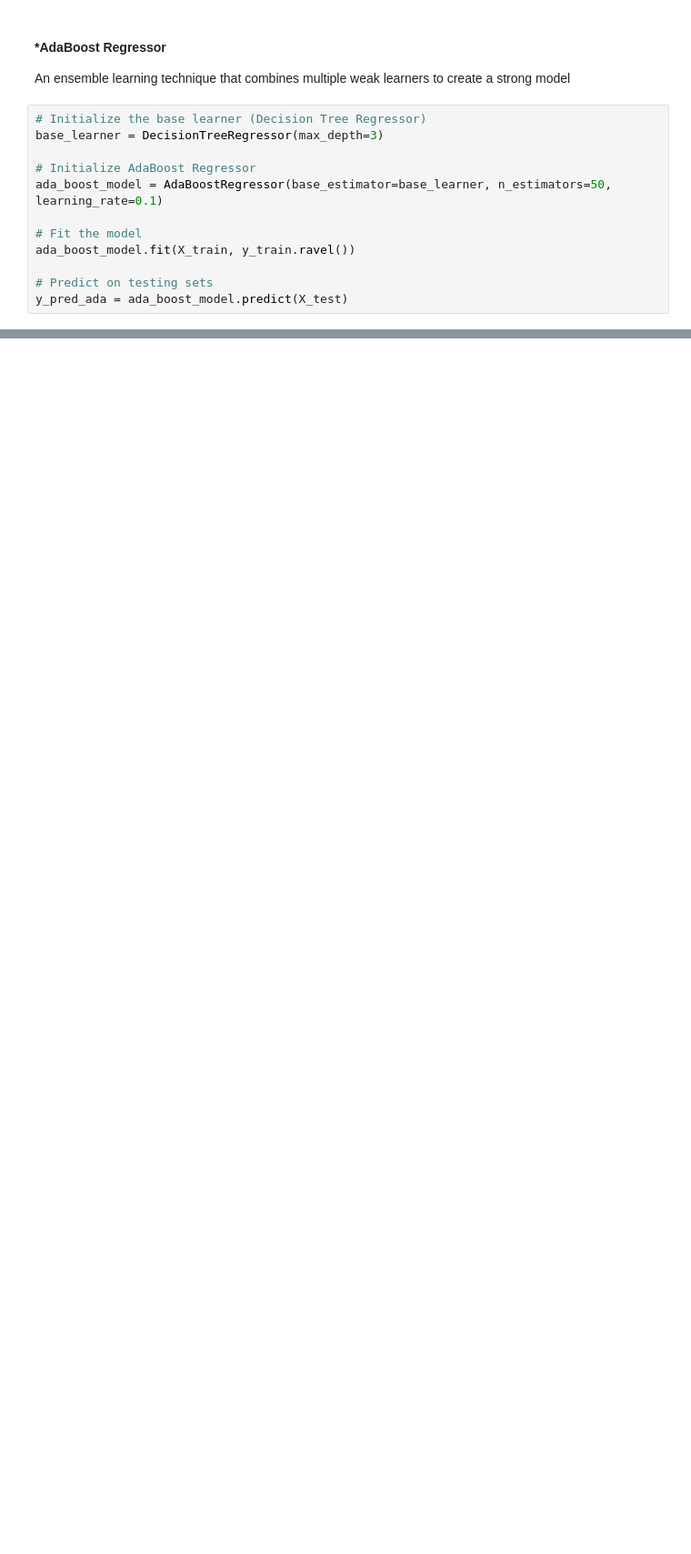
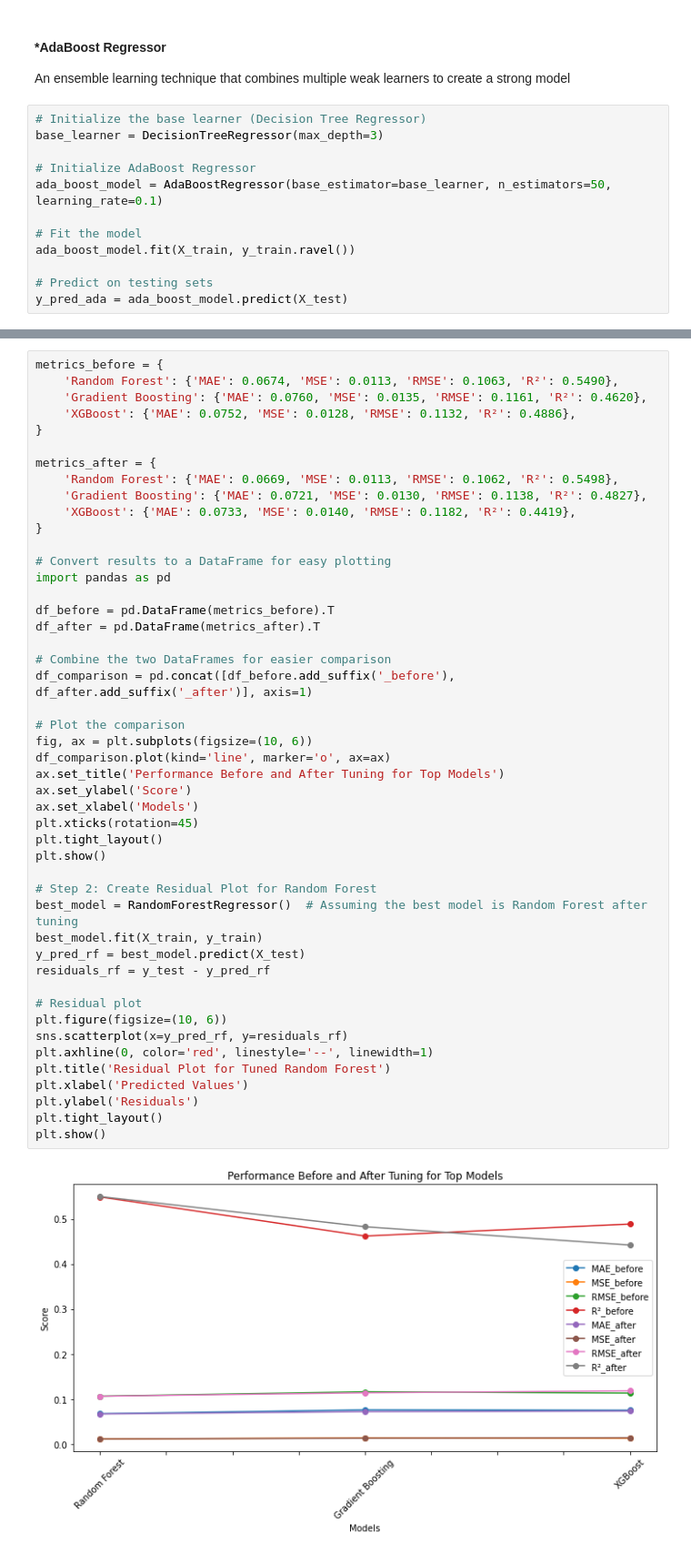
Before and after one commit to Lynn-rose/Garment-Worker-Productivity-Prediction-, a Jupyter notebook: models.ipynb, the cells around one changed output, grey strips where cells are left out. Shown at 91% size. Cells and saved outputs as stored; diff of their text form; blank space fills up the shorter version.

Commit message:
Hyper parameter tuning

```diff
--- a/models.ipynb
+++ b/models.ipynb
@@ -251,0 +713,49 @@ R² Score: 0.4803
+# %%
+metrics_before = {
+    'Random Forest': {'MAE': 0.0674, 'MSE': 0.0113, 'RMSE': 0.1063, 'R²': 0.5490},
+    'Gradient Boosting': {'MAE': 0.0760, 'MSE': 0.0135, 'RMSE': 0.1161, 'R²': 0.4620},
+    'XGBoost': {'MAE': 0.0752, 'MSE': 0.0128, 'RMSE': 0.1132, 'R²': 0.4886},
+}
+
+metrics_after = {
+    'Random Forest': {'MAE': 0.0669, 'MSE': 0.0113, 'RMSE': 0.1062, 'R²': 0.5498},
+    'Gradient Boosting': {'MAE': 0.0721, 'MSE': 0.0130, 'RMSE': 0.1138, 'R²': 0.4827},
+    'XGBoost': {'MAE': 0.0733, 'MSE': 0.0140, 'RMSE': 0.1182, 'R²': 0.4419},
+}
+
+# Convert results to a DataFrame for easy plotting
+import pandas as pd
+
+df_before = pd.DataFrame(metrics_before).T
+df_after = pd.DataFrame(metrics_after).T
+
+# Combine the two DataFrames for easier comparison
+df_comparison = pd.concat([df_before.add_suffix('_before'), df_after.add_suffix('_after')], axis=1)
+
+# Plot the comparison
+fig, ax = plt.subplots(figsize=(10, 6))
+df_comparison.plot(kind='line', marker='o', ax=ax)
+ax.set_title('Performance Before and After Tuning for Top Models')
+ax.set_ylabel('Score')
+ax.set_xlabel('Models')
+plt.xticks(rotation=45)
+plt.tight_layout()
+plt.show()
+
+# Step 2: Create Residual Plot for Random Forest
+best_model = RandomForestRegressor()  # Assuming the best model is Random Forest after tuning
+best_model.fit(X_train, y_train)
+y_pred_rf = best_model.predict(X_test)
+residuals_rf = y_test - y_pred_rf
+
+# Residual plot
+plt.figure(figsize=(10, 6))
+sns.scatterplot(x=y_pred_rf, y=residuals_rf)
+plt.axhline(0, color='red', linestyle='--', linewidth=1)
+plt.title('Residual Plot for Tuned Random Forest')
+plt.xlabel('Predicted Values')
+plt.ylabel('Residuals')
+plt.tight_layout()
+plt.show()
+# %% [output]
+[figure, added]
```
Also changed, not shown: parts of 26 cells of this notebook.
